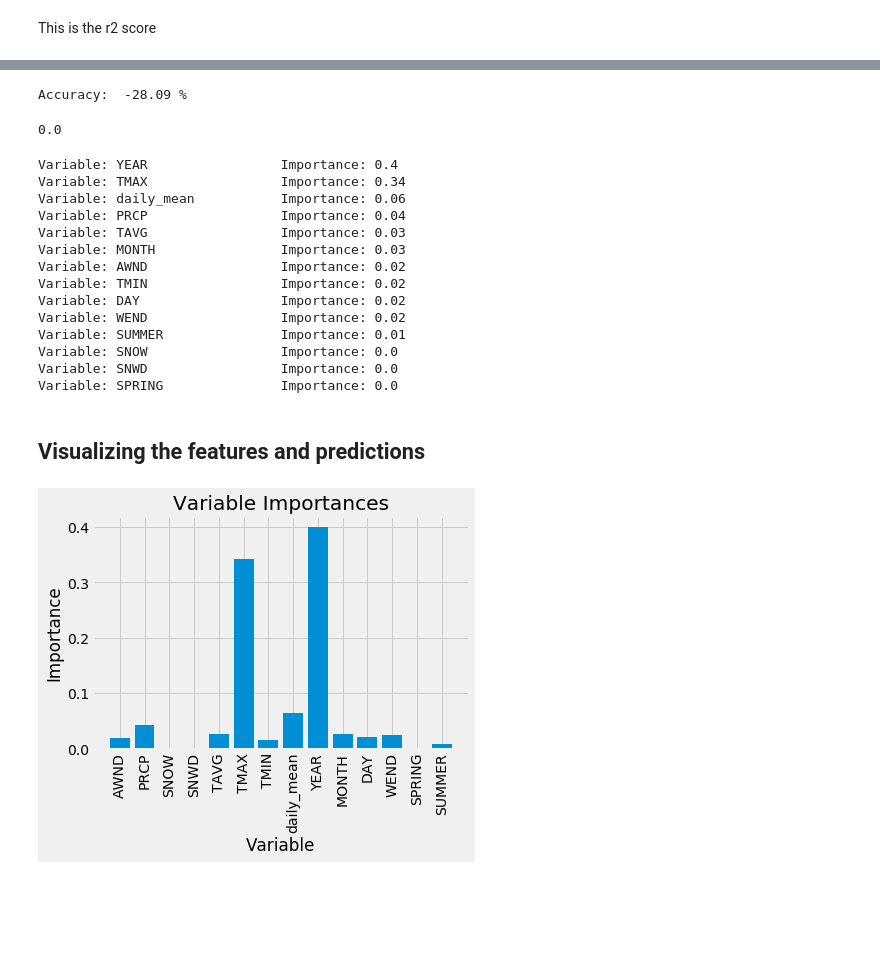
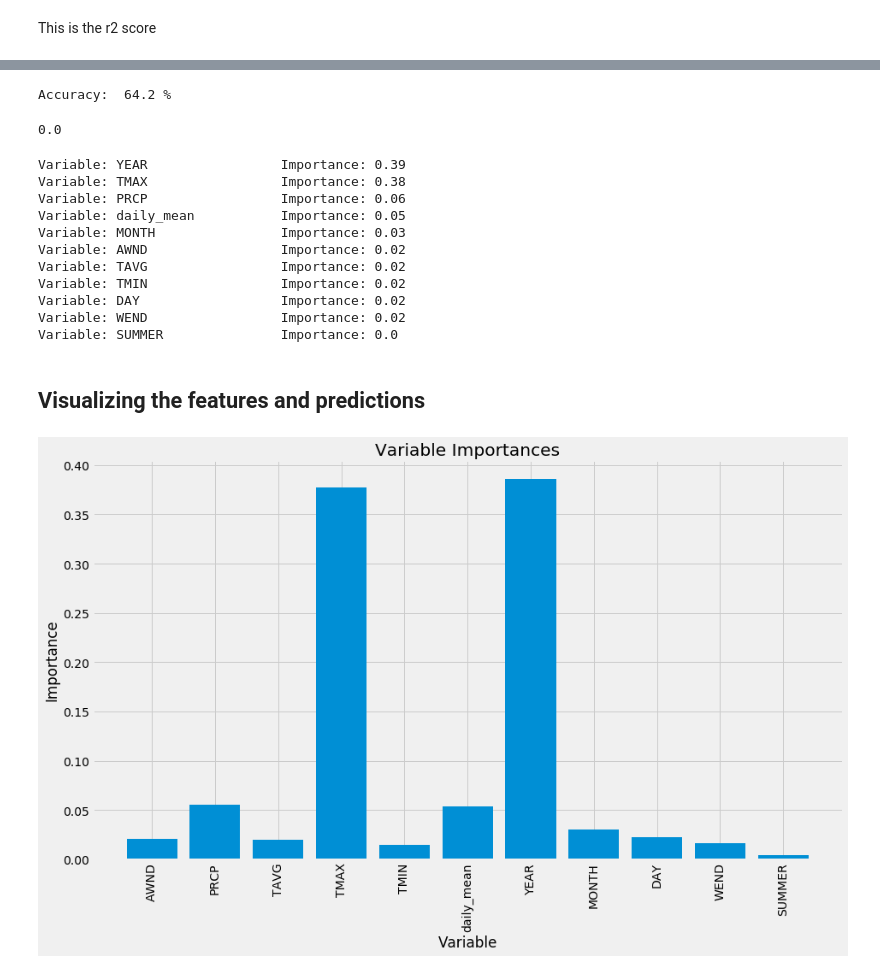
Before and after one commit to SethDKelly/NiceRideMN, a Jupyter notebook: Random_forest.ipynb, the cells around one changed output, grey strips where cells are left out. Saved outputs shown, nothing was run; the diff lists cells and outputs as text; code cells hidden in the pictures; blank space fills up the shorter version.

Commit message:
Commit for variable importance graph including 2010, 2011, 2012

```diff
--- a/Random_forest.ipynb
+++ b/Random_forest.ipynb
@@ -17,7 +17,7 @@ from sklearn.ensemble import RandomForestRegressor
 weather = pd.read_csv("~/Projects/NiceRide/Weather_data/01012010_12312017.csv") # Weather data
 
 temp = []
-for x in [2010 + x for x in range(5)] :
+for x in [2010 + x for x in range(8)] :
     x = pd.read_csv("~/Projects/NiceRide/Nice_Ride_data/"+str(x)+"/NiceRide_trip_history_"+str(x)+".csv")
     temp.append(x)
     nr = pd.concat(temp)
@@ -177,4 +169,2 @@ features.head()
 # %%
-features['SPRING'] = features['MONTH'].apply(lambda x:1 if x>= 4 and x <= 6 else 0)
 features['SUMMER'] = features['MONTH'].apply(lambda x:1 if x >= 7 and x <= 9 else 0)
-features.head()
@@ -188,6 +171,7 @@ features.head()
 # %%
 # Random forests can't use datetime objects
 features = features.drop('DATE', axis=1)
+features = features.drop(['SNWD', 'SNOW'], axis=1)
 # %%
 features.info()
 # %% [output]
@@ -333,7 +314,7 @@ mape = 100 * (errors / y_test)
 accuracy = 100 - np.mean(mape)
 print('Accuracy: ', np.round(accuracy, 2), '%')
 # %% [output]
-Accuracy:  -28.09 %
+Accuracy:  64.2 %
 # %%
 (errors == y_test).mean()
 # %% [output]
@@ -353,39 +334,38 @@ feature_importances = sorted(feature_importances, key = lambda x: x[1], reverse
 # Print out the feature and importances
 [print('Variable: {:20} Importance: {}'.format(*pair)) for pair in feature_importances];
 # %% [output]
-Variable: YEAR                 Importance: 0.4
-Variable: TMAX                 Importance: 0.34
-Variable: daily_mean           Importance: 0.06
-Variable: PRCP                 Importance: 0.04
-Variable: TAVG                 Importance: 0.03
+Variable: YEAR                 Importance: 0.39
+Variable: TMAX                 Importance: 0.38
+Variable: PRCP                 Importance: 0.06
+Variable: daily_mean           Importance: 0.05
 Variable: MONTH                Importance: 0.03
 Variable: AWND                 Importance: 0.02
+Variable: TAVG                 Importance: 0.02
 Variable: TMIN                 Importance: 0.02
 Variable: DAY                  Importance: 0.02
 Variable: WEND                 Importance: 0.02
-Variable: SUMMER               Importance: 0.01
-Variable: SNOW                 Importance: 0.0
-Variable: SNWD                 Importance: 0.0
-Variable: SPRING               Importance: 0.0
+Variable: SUMMER               Importance: 0.0
 # %% [markdown]
 ## Visualizing the features and predictions
 # %%
 # Set the style
 plt.style.use('fivethirtyeight')
+
+plt.figure(figsize=[14,8])
 
 # list of x locations for plotting
 x_values = list(range(len(importances)))
 
 # Make a bar chart
 plt.bar(x_values, importances, orientation = 'vertical')
 
 # Tick labels for x axis
 plt.xticks(x_values, feature_names, rotation='vertical')
 
 # Axis labels and title
 plt.ylabel('Importance'); plt.xlabel('Variable'); plt.title('Variable Importances');
 # %% [output]
-[figure, old version]
+[figure, new version]
 # %%
 # Dates of training values
 days = feat[:, feature_names.index('DAY')]
```
Also changed, not shown: parts of 16 cells of this notebook.
